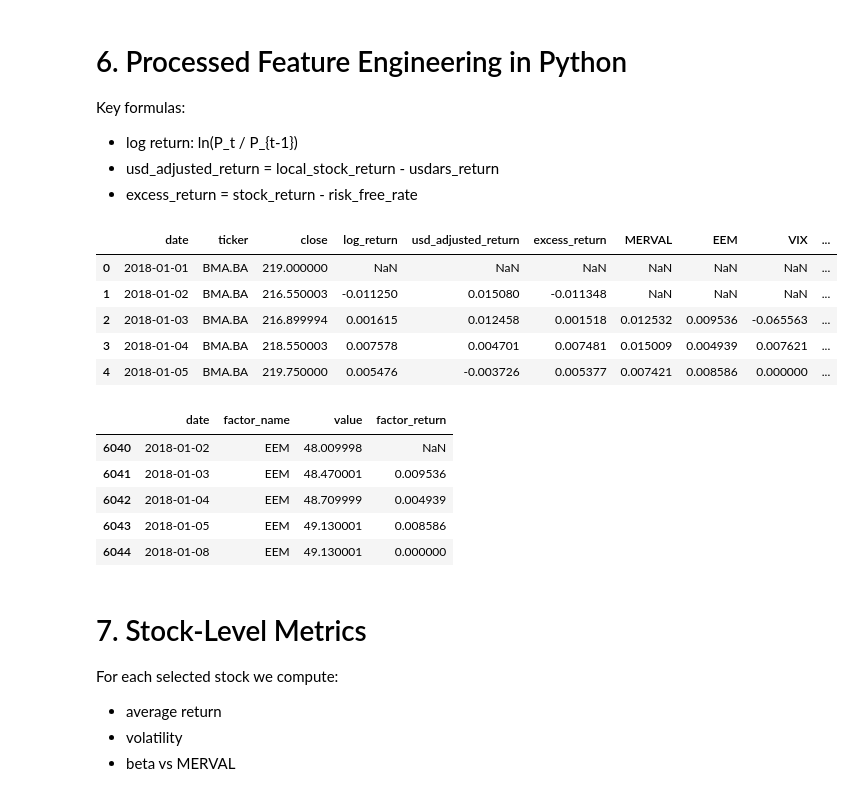
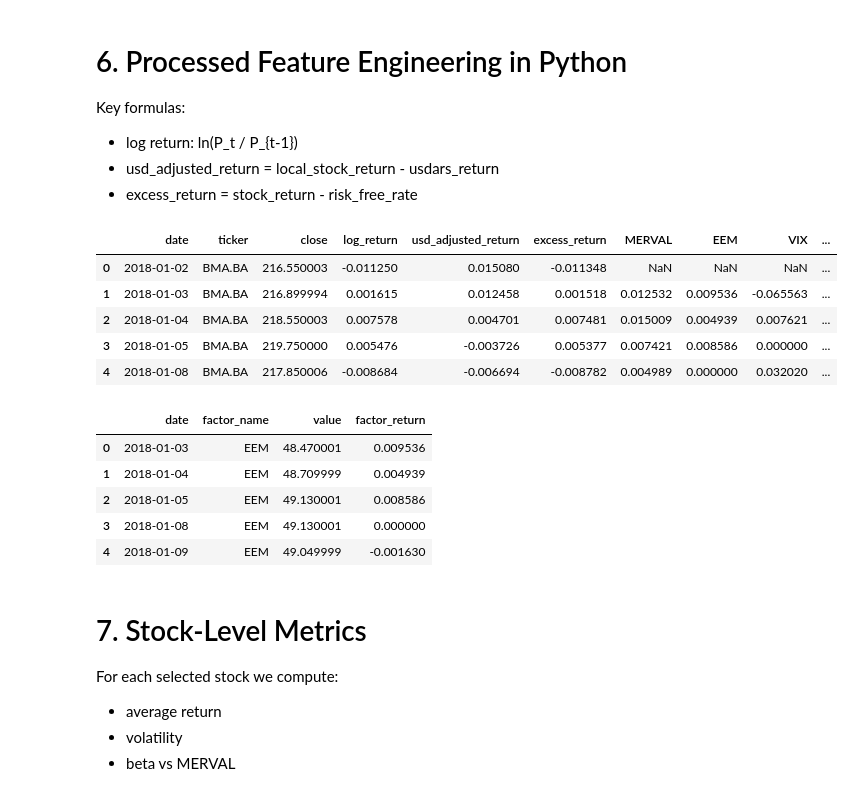
Before and after one commit to joseBouza17/bigdata-merval-analysis, a Jupyter notebook: merval_analysis.ipynb, the cells around one changed output. Saved outputs shown, nothing was run; the diff lists cells and outputs as text; code cells hidden in the pictures.

```diff
--- a/merval_analysis.ipynb
+++ b/merval_analysis.ipynb
@@ -318,9 +318,16 @@ Key formulas:
 - excess_return = stock_return - risk_free_rate
 # %%
 def compute_log_returns(df: pd.DataFrame, price_col: str, group_col: str = None) -> pd.Series:
+    def _compute(series: pd.Series) -> pd.Series:
+        prev = series.shift(1)
+        valid = series.gt(0) & prev.gt(0)
+        out = pd.Series(np.nan, index=series.index, dtype="float64")
+        out.loc[valid] = np.log(series.loc[valid] / prev.loc[valid])
+        return out
+
     if group_col:
-        return df.groupby(group_col)[price_col].transform(lambda s: np.log(s / s.shift(1)))
-    return np.log(df[price_col] / df[price_col].shift(1))
+        return df.groupby(group_col)[price_col].transform(_compute)
+    return _compute(df[price_col])
 
 
 # Asset returns for user-selected stocks.
@@ -354,44 +361,49 @@ rf_level["rf_annual"] = rf_level["value"]
 if rf_level["rf_annual"].median(skipna=True) > 1:
     rf_level["rf_annual"] = rf_level["rf_annual"] / 100
 if rf_level["rf_annual"].median(skipna=True) > 0.2:
     rf_level["rf_annual"] = rf_level["rf_annual"] / 10
 
 rf_level["risk_free_daily"] = rf_level["rf_annual"] / 252
 
 returns_enriched = returns_enriched.merge(rf_level[["date", "risk_free_daily"]], on="date", how="left")
 returns_enriched["risk_free_daily"] = returns_enriched["risk_free_daily"].ffill()
 returns_enriched["excess_return"] = returns_enriched["log_return"] - returns_enriched["risk_free_daily"]
 
 # USD-adjusted MERVAL return for context.
 returns_enriched["merval_usd_adjusted_return"] = returns_enriched.get("MERVAL", np.nan) - returns_enriched.get("USDARS", np.nan)
 
 # Optional placeholders for future macro feeds.
 returns_enriched["inflation_proxy"] = np.nan
 returns_enriched["country_risk_proxy"] = np.nan
 
 processed_asset_returns = returns_enriched[[
     "date", "ticker", "close", "log_return", "usd_adjusted_return",
     "excess_return", "MERVAL", "EEM", "VIX", "USDARS", "risk_free_daily",
     "merval_usd_adjusted_return", "inflation_proxy", "country_risk_proxy"
 ]].copy()
 
+# The first observation for each ticker or factor has no previous price, so its return is null by design.
+# Filter those rows out before writing the processed layer so downstream queries do not see null returns.
+processed_asset_returns = processed_asset_returns.dropna(subset=["log_return"]).reset_index(drop=True)
+
 processed_factor_returns = factor_base[["date", "factor_name", "value", "factor_return"]].copy()
+processed_factor_returns = processed_factor_returns.dropna(subset=["factor_return"]).reset_index(drop=True)
 
 display(processed_asset_returns.head())
 display(processed_factor_returns.head())
 # %% [output]
 |  | date | ticker | close | log_return | usd_adjusted_return | excess_return | MERVAL | EEM | VIX | ... |
-| 0 | 2018-01-01 | BMA.BA | 219.000000 | NaN | NaN | NaN | NaN | NaN | NaN | ... |
-| 1 | 2018-01-02 | BMA.BA | 216.550003 | -0.011250 | 0.015080 | -0.011348 | NaN | NaN | NaN | ... |
-| 2 | 2018-01-03 | BMA.BA | 216.899994 | 0.001615 | 0.012458 | 0.001518 | 0.012532 | 0.009536 | -0.065563 | ... |
-| 3 | 2018-01-04 | BMA.BA | 218.550003 | 0.007578 | 0.004701 | 0.007481 | 0.015009 | 0.004939 | 0.007621 | ... |
-| 4 | 2018-01-05 | BMA.BA | 219.750000 | 0.005476 | -0.003726 | 0.005377 | 0.007421 | 0.008586 | 0.000000 | ... |
+| 0 | 2018-01-02 | BMA.BA | 216.550003 | -0.011250 | 0.015080 | -0.011348 | NaN | NaN | NaN | ... |
+| 1 | 2018-01-03 | BMA.BA | 216.899994 | 0.001615 | 0.012458 | 0.001518 | 0.012532 | 0.009536 | -0.065563 | ... |
+| 2 | 2018-01-04 | BMA.BA | 218.550003 | 0.007578 | 0.004701 | 0.007481 | 0.015009 | 0.004939 | 0.007621 | ... |
+| 3 | 2018-01-05 | BMA.BA | 219.750000 | 0.005476 | -0.003726 | 0.005377 | 0.007421 | 0.008586 | 0.000000 | ... |
+| 4 | 2018-01-08 | BMA.BA | 217.850006 | -0.008684 | -0.006694 | -0.008782 | 0.004989 | 0.000000 | 0.032020 | ... |
 |  | date | factor_name | value | factor_return |
-| 6040 | 2018-01-02 | EEM | 48.009998 | NaN |
-| 6041 | 2018-01-03 | EEM | 48.470001 | 0.009536 |
-| 6042 | 2018-01-04 | EEM | 48.709999 | 0.004939 |
-| 6043 | 2018-01-05 | EEM | 49.130001 | 0.008586 |
-| 6044 | 2018-01-08 | EEM | 49.130001 | 0.000000 |
+| 0 | 2018-01-03 | EEM | 48.470001 | 0.009536 |
+| 1 | 2018-01-04 | EEM | 48.709999 | 0.004939 |
+| 2 | 2018-01-05 | EEM | 49.130001 | 0.008586 |
+| 3 | 2018-01-08 | EEM | 49.130001 | 0.000000 |
+| 4 | 2018-01-09 | EEM | 49.049999 | -0.001630 |
 # %% [markdown]
 # 7. Stock-Level Metrics
 
```
Also changed, not shown: parts of 5 cells of this notebook, 2 other files.
